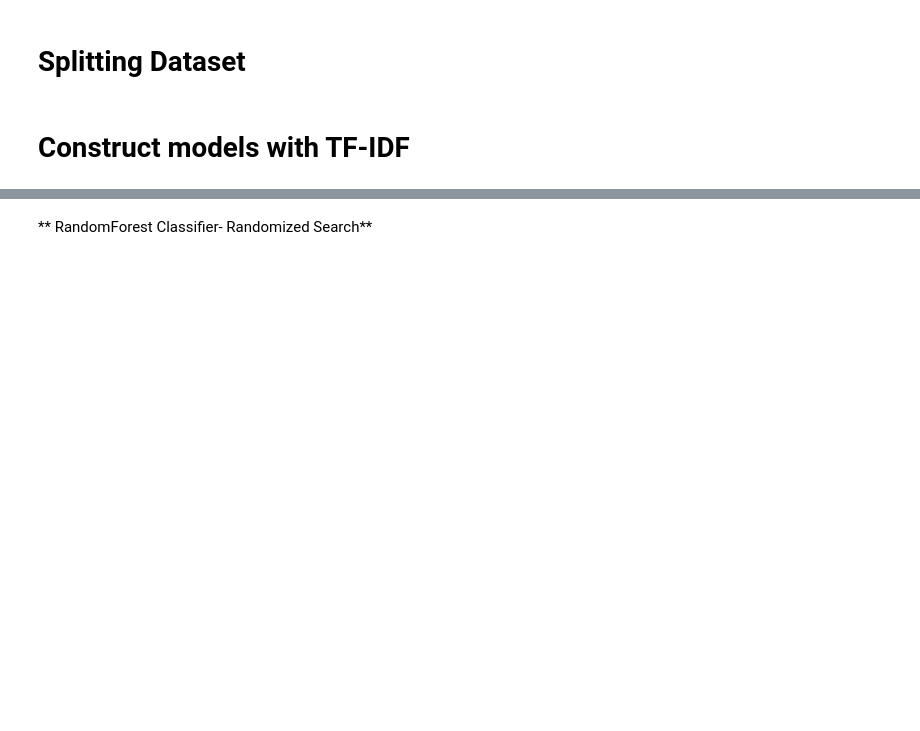
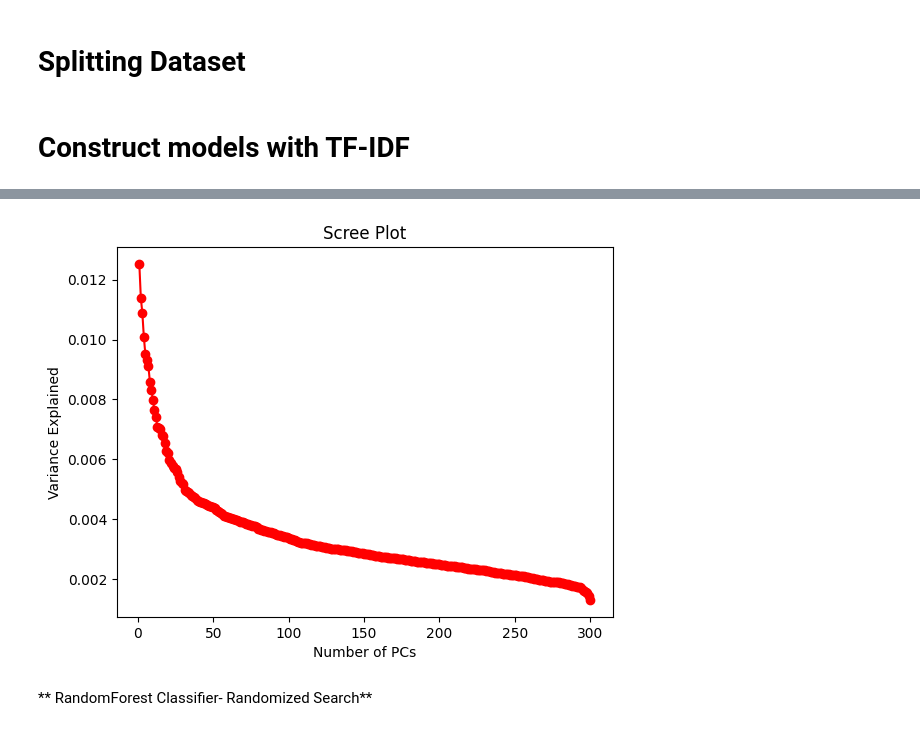
Before and after one commit to borisPMC/NewsHeadline, a Jupyter notebook: COMP4423_newsV3.ipynb, the cells around one changed output, grey strips where cells are left out. Saved outputs shown, nothing was run; the diff lists cells and outputs as text; code cells hidden in the pictures; blank space fills up the shorter version.

```diff
--- a/COMP4423_newsV3.ipynb
+++ b/COMP4423_newsV3.ipynb
@@ -106,0 +162,19 @@ tfidf_features = tfidf_vectorizer.get_feature_names_out()
+# %%
+# Create a pipeline with PCA and logistic regression
+pc_num = 300
+
+pipe = Pipeline([
+    ('pca', PCA(n_components = pc_num)), # choose number of components to keep
+    ('clf', LogisticRegression(solver = 'liblinear', class_weight = 'balanced', max_iter = 500, penalty = 'l1'))
+])
+
+pipe.fit(tfidf_train_dense, y_train)
+
+# Create a scree plot
+plt.plot(np.arange(1, pipe.named_steps['pca'].n_components_+1),pipe.named_steps['pca'].explained_variance_ratio_, 'ro-')
+plt.xlabel('Number of PCs')
+plt.ylabel('Variance Explained')
+plt.title('Scree Plot')
+plt.show()
+# %% [output]
+[figure, added]
```
Also changed, not shown: parts of 8 cells of this notebook.
